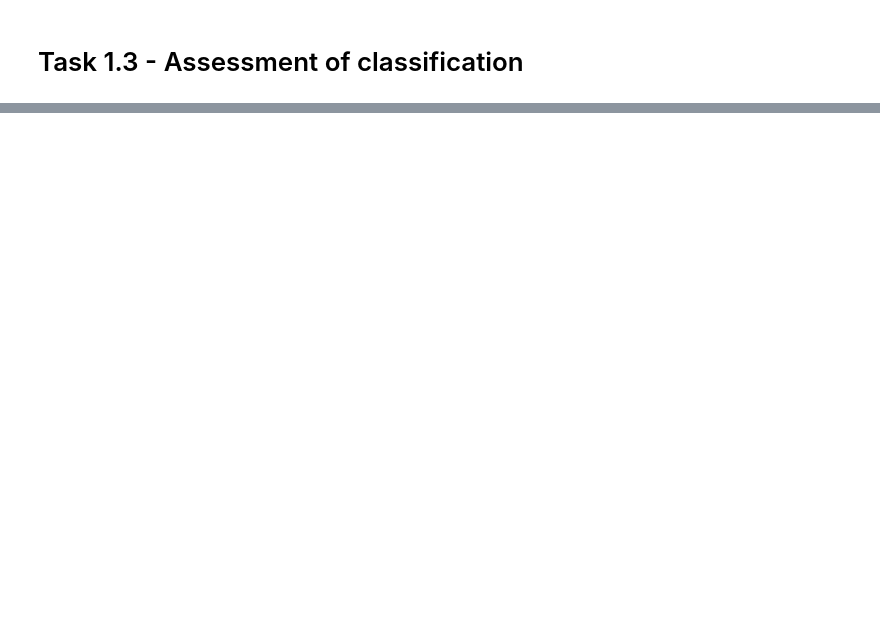
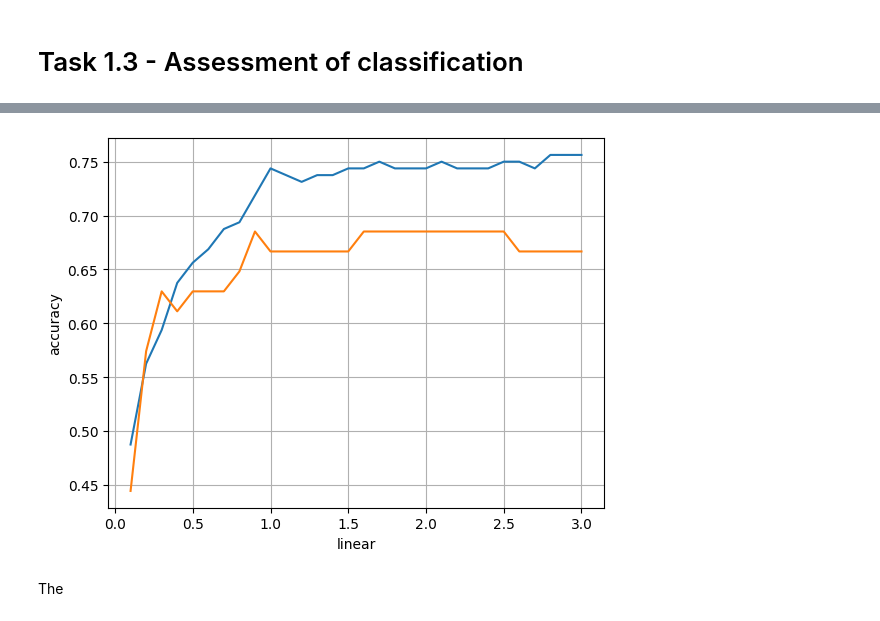
Before and after one commit to MichaelHooper36/COMP2002---Machine-Learning-and-Optimisation, a Jupyter notebook: Source Code/COMP2002Assessment.ipynb, the cells around one changed output, grey strips where cells are left out. Cells and saved outputs as stored; diff of their text form; code cells hidden in the pictures; blank space fills up the shorter version.

```diff
--- a/Source Code/COMP2002Assessment.ipynb
+++ b/Source Code/COMP2002Assessment.ipynb
@@ -107,0 +187,25 @@ trainAccuracy=0.55 train accuracy testAccuracy=0.61 test accuracy
+# %%
+r_range = np.arange(0.1, 3.1, 0.1)
+r_scores = []
+r_testscores = []
+for r in r_range:
+    classifier = SVC(kernel='rbf', C=r, gamma=r)
+    classifier.fit(xtrain, ttrain)
+    rytrain = classifier.predict(xtrain)
+    rytest = classifier.predict(xtest)
+    r_scores.append(accuracy_score(ttrain, rytrain))
+    r_testscores.append(accuracy_score(ttest, rytest))
+
+
+plt.figure()
+plt.grid()
+plt.xlabel('linear')
+plt.ylabel('accuracy')
+plt.plot(r_range, r_scores)
+plt.plot(r_range, r_testscores)
+plt.xticks ([0, 0.5, 1.0, 1.5, 2.0, 2.5, 3.0])
+plt.show()
+# %% [output]
+[figure, added]
+# %% [markdown]
+The
```
Also changed, not shown: parts of 6 cells of this notebook.
